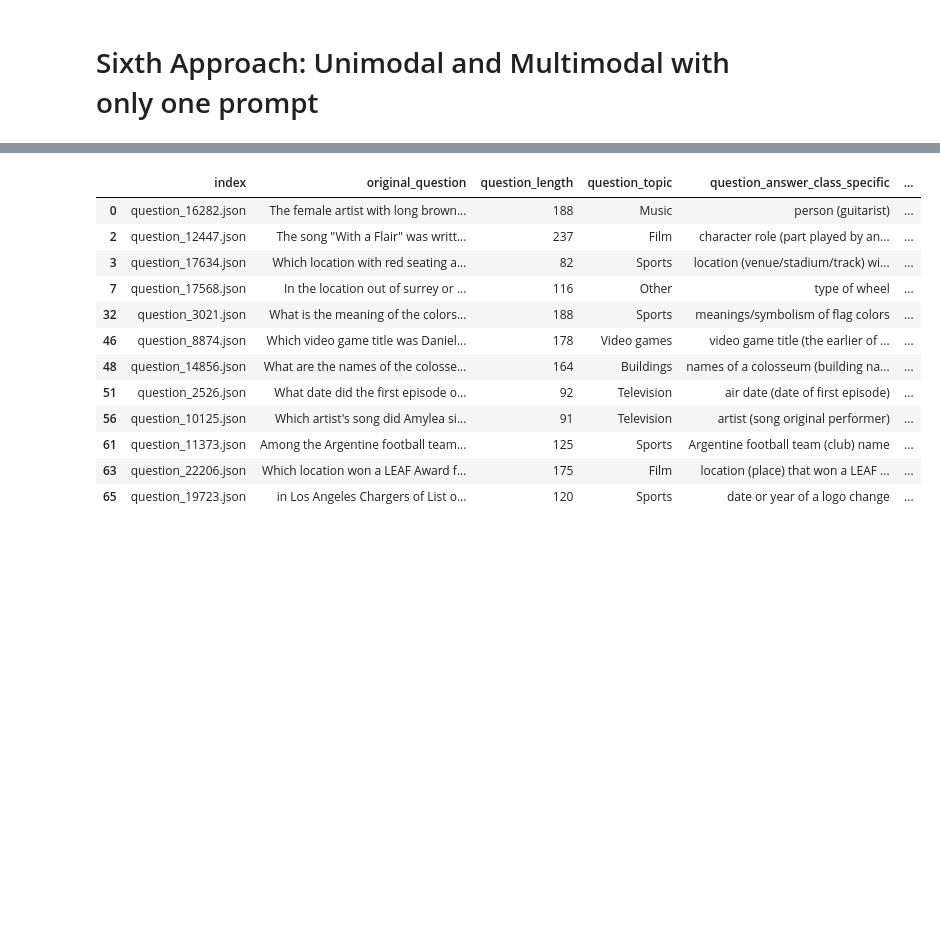
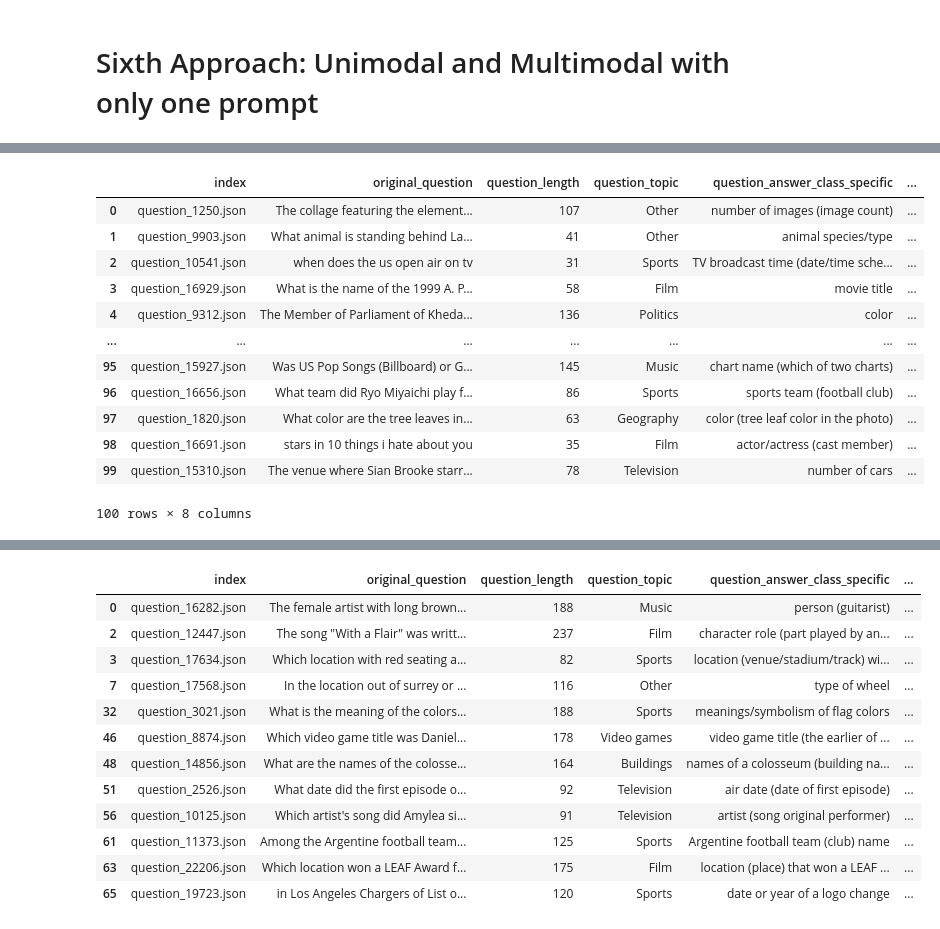
Before and after one commit to EMezzi/LEGuidance, a Jupyter notebook: scripts/modality_selection/data_selection.ipynb, the cells around one changed output, grey strips where cells are left out. Saved outputs shown, nothing was run; the diff lists cells and outputs as text; code cells hidden in the pictures; blank space fills up the shorter version.

```diff
--- a/scripts/modality_selection/data_selection.ipynb
+++ b/scripts/modality_selection/data_selection.ipynb
@@ -1061,2 +1113,18 @@ Answer for images:  text_table
+# %%
+multi_uni_dataset
+# %% [output]
+|  | index | original_question | question_length | question_topic | question_answer_class_specific | ... |
+| 0 | question_1250.json | The collage featuring the element... | 107 | Other | number of images (image count) | ... |
+| 1 | question_9903.json | What animal is standing behind La... | 41 | Other | animal species/type | ... |
+| 2 | question_10541.json | when does the us open air on tv | 31 | Sports | TV broadcast time (date/time sche... | ... |
+| 3 | question_16929.json | What is the name of the 1999 A. P... | 58 | Film | movie title | ... |
+| 4 | question_9312.json | The Member of Parliament of Kheda... | 136 | Politics | color | ... |
+| ... | ... | ... | ... | ... | ... | ... |
+| 95 | question_15927.json | Was US Pop Songs (Billboard) or G... | 145 | Music | chart name (which of two charts) | ... |
+| 96 | question_16656.json | What team did Ryo Miyaichi play f... | 86 | Sports | sports team (football club) | ... |
+| 97 | question_1820.json | What color are the tree leaves in... | 63 | Geography | color (tree leaf color in the photo) | ... |
+| 98 | question_16691.json | stars in 10 things i hate about you | 35 | Film | actor/actress (cast member) | ... |
+| 99 | question_15310.json | The venue where Sian Brooke starr... | 78 | Television | number of cars | ... |
+100 rows × 8 columns
 # %%
 # pk.dump(multimodal_unimodal_dataset, open("multimodal_unimodal_one_prompt.pk", "wb"))
```
Also changed, not shown: parts of 17 cells of this notebook, 13 other files.
